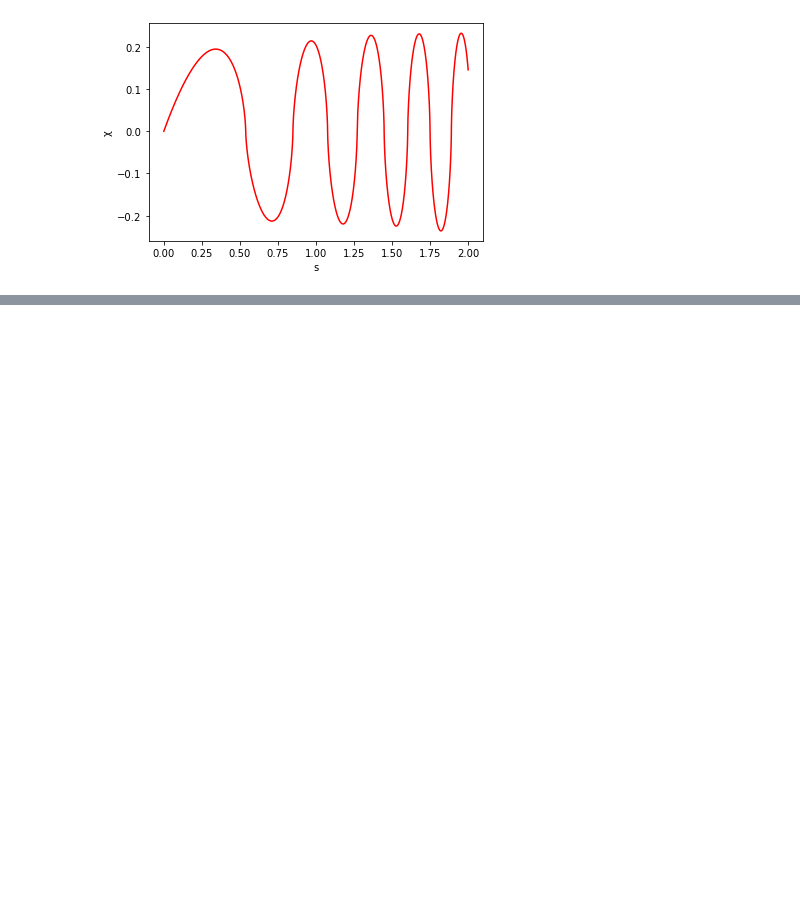
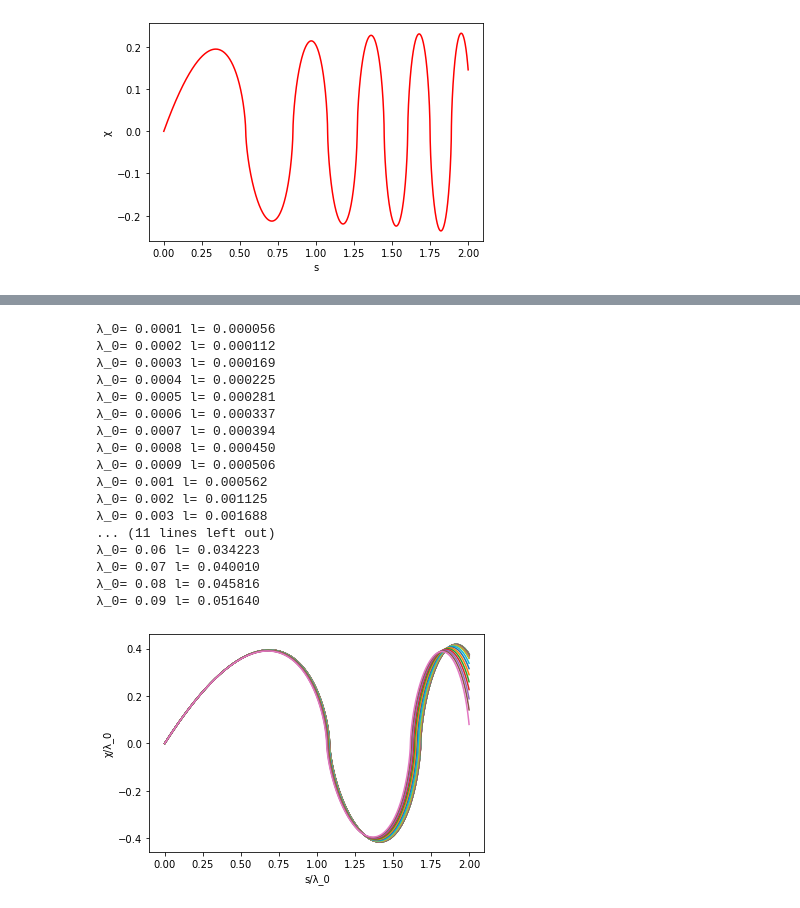
Before and after one commit to pratibhajangra591/Ifca-github, a Jupyter notebook: tidal forces on the binary.ipynb, the cells around one changed output, grey strips where cells are left out. Drawn from its saved outputs; the diff is of its cells as text; code cells hidden in the pictures; blank space fills up the shorter version.

```diff
--- a/tidal forces on the binary.ipynb
+++ b/tidal forces on the binary.ipynb
@@ -117,0 +175,62 @@ Z_1= 2.1721e+09
+# %%
+#Solution of eq.(49) with numerical factors using extended mass function in pdf "Tidal forces
+# on the PBH binary".
+
+
+
+M_1PBH=1e32           # in kg
+M_2PBH=1e30            # in kg
+
+
+for λ_0 in λ_list:
+    def f(u,s):                                # radiation-domination case
+        return [u[1], ((s*u[1]-u[0])/(s**2))-((u[0]*(s**2))/(λ_r(s)*((u[0]**2+b**2)**(3/2))))]   #eq.(29) in
+                                               #reference pdf pdf "Tidal forces on the PBH binary".
+    separation0= [1e-12,1]
+    b= ((λ_0)/1000)
+    ss= np.linspace(1e-12,(6*λ_0)/3,1000000)
+    us= odeint(f,separation0,ss)
+    separations= us[:,0]
+    As=ss/λ_0
+    Bs=separations/λ_0
+    s_list=ss.tolist()
+    χ=separations**2
+    s_telda=ss**2
+    integrand_1=(χ/s_telda)
+    integrand_2=(χ/s_list)
+
+
+    Y=np.trapz(integrand_1,s_list)     # 1st integral in eq.(49) in pdf "Tidal forces on the PBH binary".
+
+
+
+    Z=np.trapz(integrand_2,s_list)     # 2nd integral in eq.(49) in pdf "Tidal forces on the PBH binary".
+
+
+    X=Y+Z
+
+    print("λ_0=",λ_0,"l=",'%0.6f'%X)
+
+    plt.plot(As,Bs,'')
+    plt.xlabel('s/λ_0')
+    plt.ylabel('χ/λ_0')
+plt.show()
+# %% [output]
+λ_0= 0.0001 l= 0.000056
+λ_0= 0.0002 l= 0.000112
+λ_0= 0.0003 l= 0.000169
+λ_0= 0.0004 l= 0.000225
+λ_0= 0.0005 l= 0.000281
+λ_0= 0.0006 l= 0.000337
+λ_0= 0.0007 l= 0.000394
+λ_0= 0.0008 l= 0.000450
+λ_0= 0.0009 l= 0.000506
+λ_0= 0.001 l= 0.000562
+λ_0= 0.002 l= 0.001125
+λ_0= 0.003 l= 0.001688
+... (11 lines left out)
+λ_0= 0.06 l= 0.034223
+λ_0= 0.07 l= 0.040010
+λ_0= 0.08 l= 0.045816
+λ_0= 0.09 l= 0.051640
+[figure, added]
```
Also changed, not shown: parts of 6 cells of this notebook.
